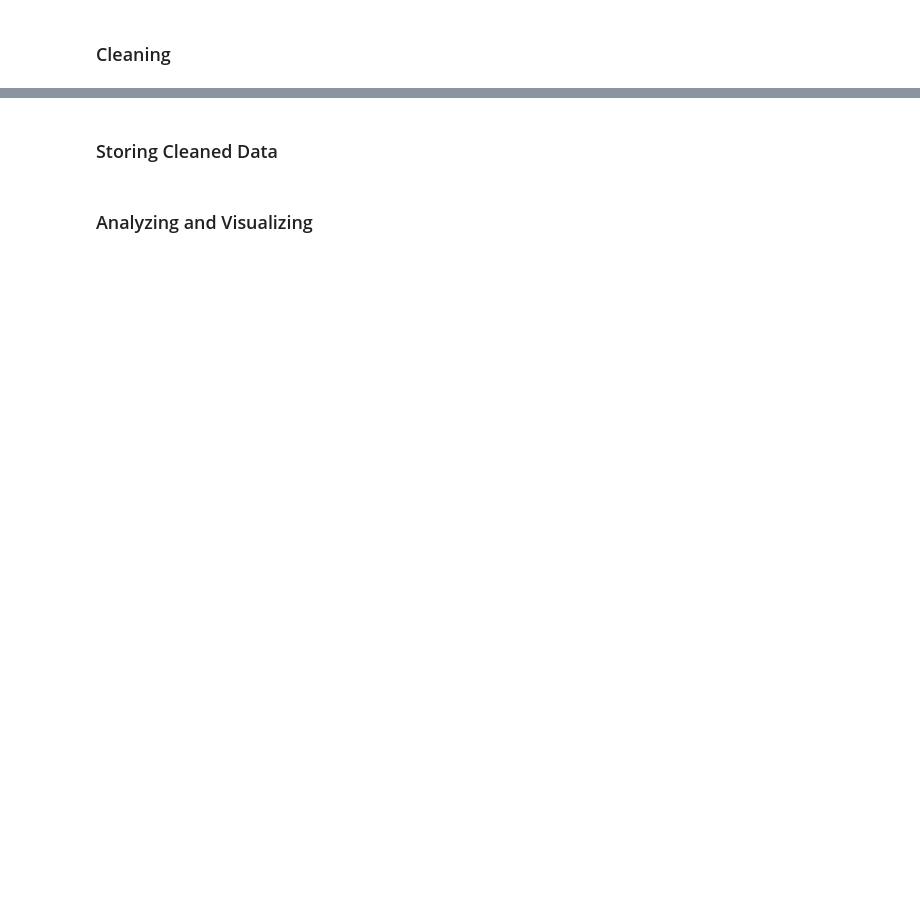
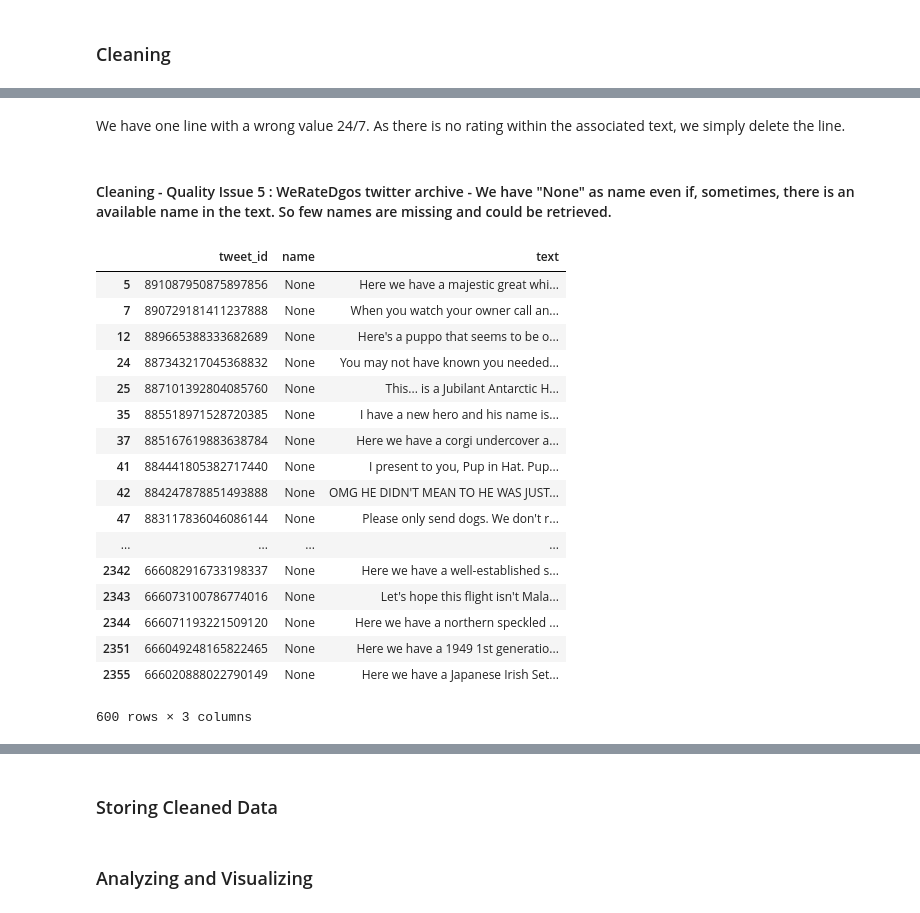
Before and after one commit to jlcossi/wrangle_and_analyze_data, a Jupyter notebook: wrangle_act.ipynb, the cells around one changed output, grey strips where cells are left out. Drawn from its saved outputs; the diff is of its cells as text; code cells hidden in the pictures; blank space fills up the shorter version.

```diff
--- a/wrangle_act.ipynb
+++ b/wrangle_act.ipynb
@@ -515,0 +682,3 @@ df_image_clean.head()
+# %%
+# Define and Code : we drop the rows with missing values
+df_archive_clean.dropna(inplace=True)
@@ -515,0 +692,28 @@ df_image_clean.head()
+# %%
+# Define : for all the 'text' cells, we find all the ratings and always take the last one.
+# Then we split in 2 parts to get the numerator and the denominator.
+
+# for the findall syntax: https://docs.python.org/3/library/re.html#re.findall
+# for the regex, we use https://regex101.com/ with few examples
+
+# Code : Extract numerator rating or return nothing, meaning we do not change the current rating
+def extract_numerator_rating(row):
+    match = re.findall('\d+\/\d+', row['text'])
+    if match:
+        return int(match[-1].split('/')[0])
+    else:
+        return
+
+# Extract denominator rating or return nothing, meaning we do not change the current rating
+def extract_denominator_rating(row):
+    match = re.findall('\d+\/\d+', row['text'])
+    if match:
+        return int(match[-1].split('/')[1])
+    else:
+        return
+# %%
+# Code : apply the previous fonctions to all the rows in the dataframe
+# Source : looking for "function every row pandas" on a search engine leads to
+# http://jonathansoma.com/lede/foundations/classes/pandas%20columns%20and%20functions/apply-a-function-to-every-row-in-a-pandas-dataframe/
+df_archive_clean['rating_numerator'] = df_archive_clean.apply(extract_numerator_rating, axis=1)
+df_archive_clean['rating_denominator'] = df_archive_clean.apply(extract_denominator_rating, axis=1)
@@ -515,0 +737,30 @@ df_image_clean.head()
+# %% [markdown]
+We have one line with a wrong value 24/7. As there is no rating within the associated text, we simply delete the line.
+# %%
+# Delete the line with 24/7 as rating
+df_archive_clean.drop([516], inplace=True)
+# %% [markdown]
+#### Cleaning - Quality Issue 5 : WeRateDgos twitter archive - We have "None" as name even if, sometimes, there is an available name in the text. So few names are missing and could be retrieved.
+# %%
+# List the rows with missing names.
+df_nametofind = df_archive_clean.query('name == "None"')[['tweet_id', 'name', 'text']]
+df_nametofind
+# %% [output]
+|  | tweet_id | name | text |
+| 5 | 891087950875897856 | None | Here we have a majestic great whi... |
+| 7 | 890729181411237888 | None | When you watch your owner call an... |
+| 12 | 889665388333682689 | None | Here's a puppo that seems to be o... |
+| 24 | 887343217045368832 | None | You may not have known you needed... |
+| 25 | 887101392804085760 | None | This... is a Jubilant Antarctic H... |
+| 35 | 885518971528720385 | None | I have a new hero and his name is... |
+| 37 | 885167619883638784 | None | Here we have a corgi undercover a... |
+| 41 | 884441805382717440 | None | I present to you, Pup in Hat. Pup... |
+| 42 | 884247878851493888 | None | OMG HE DIDN'T MEAN TO HE WAS JUST... |
+| 47 | 883117836046086144 | None | Please only send dogs. We don't r... |
+| ... | ... | ... | ... |
+| 2342 | 666082916733198337 | None | Here we have a well-established s... |
+| 2343 | 666073100786774016 | None | Let's hope this flight isn't Mala... |
+| 2344 | 666071193221509120 | None | Here we have a northern speckled ... |
+| 2351 | 666049248165822465 | None | Here we have a 1949 1st generatio... |
+| 2355 | 666020888022790149 | None | Here we have a Japanese Irish Set... |
+600 rows × 3 columns
```
Also changed, not shown: parts of 71 cells of this notebook.
